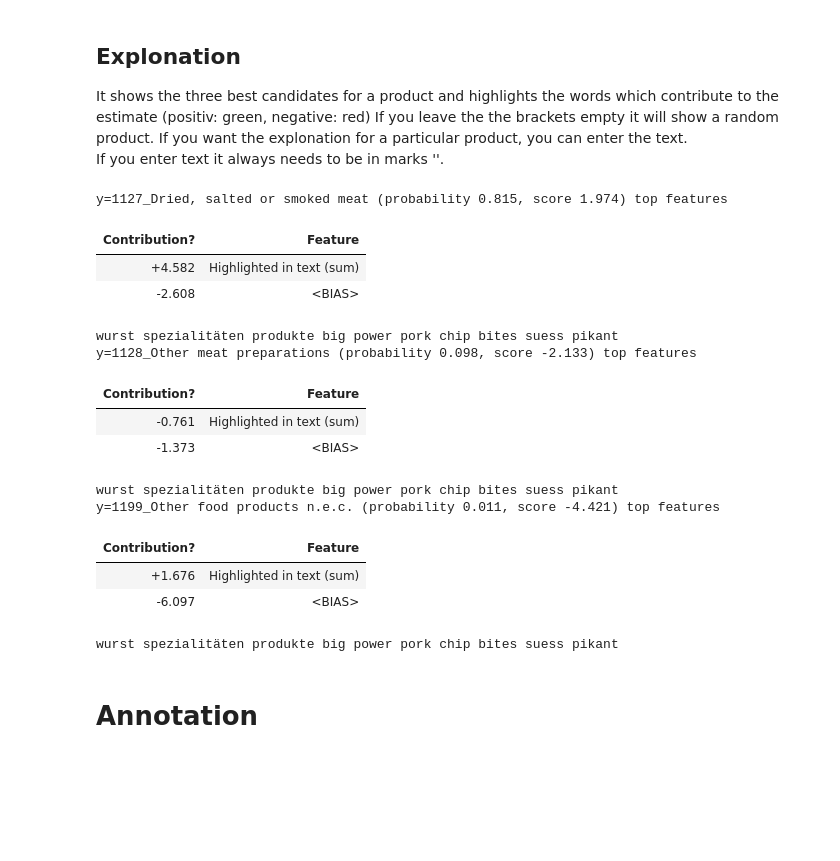
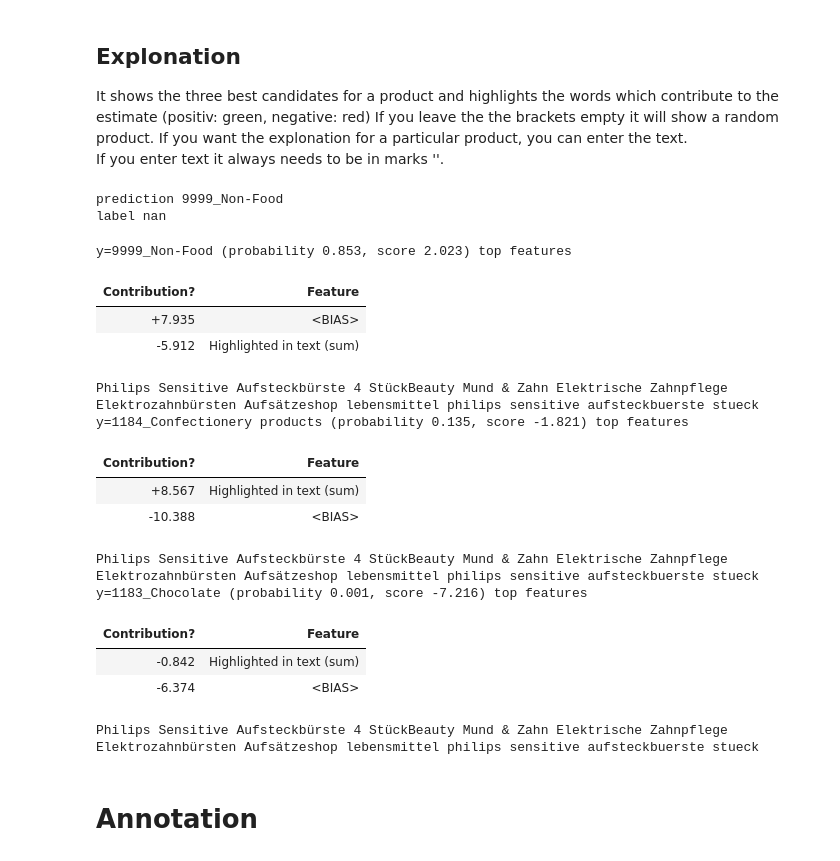
Before and after one commit to ELehmann91/Thesis_Multilingual_Transferlearning, a Jupyter notebook: Text_Annotation_Tool_AT.ipynb, the cells around one changed output. Cells and saved outputs as stored; diff of their text form; code cells hidden in the pictures; blank space fills up the shorter version.

```diff
--- a/Text_Annotation_Tool_AT.ipynb
+++ b/Text_Annotation_Tool_AT.ipynb
@@ -91,7 +91,7 @@ For the prediction you have to specify the names of certain columns in your data
 # %%
 # init predictor
 
-new_prediction = False
+new_prediction = True
 
 name_col = 'name'
 category_col = 'categ'
@@ -104,6 +104,7 @@ CoiCop_Predictor = coicop_model.predictor(df
                                           , name_col
                                           , category_col
                                           , url_col
+                                          , label_col
                                           , lang)
 
 if new_prediction:
@@ -121,26 +122,28 @@ It shows the three best candidates for a product and highlights the words which
 If you leave the the brackets empty it will show a random product. If you want the explonation for a particular product, you can enter the text.
 If you enter text it always needs to be in marks ''.
 # %%
-#text = None
-text = 'wurst spezialitäten produkte big power pork chip bites suess pikant'
+text = None
+#text = 'wurst spezialitäten produkte big power pork chip bites suess pikant'
 
 CoiCop_Predictor.tell_me_why(text)
 # %% [output]
-y=1127_Dried, salted or smoked meat (probability 0.815, score 1.974) top features
+prediction 9999_Non-Food
+label nan
+y=9999_Non-Food (probability 0.853, score 2.023) top features
 | Contribution? | Feature |
-| +4.582 | Highlighted in text (sum) |
-| -2.608 | <BIAS> |
+| +7.935 | <BIAS> |
+| -5.912 | Highlighted in text (sum) |
-wurst spezialitäten produkte big power pork chip bites suess pikant
-y=1128_Other meat preparations (probability 0.098, score -2.133) top features
+Philips Sensitive Aufsteckbürste 4 StückBeauty Mund & Zahn Elektrische Zahnpflege Elektrozahnbürsten Aufsätzeshop lebensmittel philips sensitive aufsteckbuerste stueck
+y=1184_Confectionery products (probability 0.135, score -1.821) top features
 | Contribution? | Feature |
-| -0.761 | Highlighted in text (sum) |
-| -1.373 | <BIAS> |
+| +8.567 | Highlighted in text (sum) |
+| -10.388 | <BIAS> |
-wurst spezialitäten produkte big power pork chip bites suess pikant
-y=1199_Other food products n.e.c. (probability 0.011, score -4.421) top features
+Philips Sensitive Aufsteckbürste 4 StückBeauty Mund & Zahn Elektrische Zahnpflege Elektrozahnbürsten Aufsätzeshop lebensmittel philips sensitive aufsteckbuerste stueck
+y=1183_Chocolate (probability 0.001, score -7.216) top features
 | Contribution? | Feature |
-| +1.676 | Highlighted in text (sum) |
-| -6.097 | <BIAS> |
+| -0.842 | Highlighted in text (sum) |
+| -6.374 | <BIAS> |
-wurst spezialitäten produkte big power pork chip bites suess pikant
+Philips Sensitive Aufsteckbürste 4 StückBeauty Mund & Zahn Elektrische Zahnpflege Elektrozahnbürsten Aufsätzeshop lebensmittel philips sensitive aufsteckbuerste stueck
 # %% [markdown]
 # Annotation
 # %% [markdown]
```
Also changed, not shown: parts of 4 cells of this notebook.
